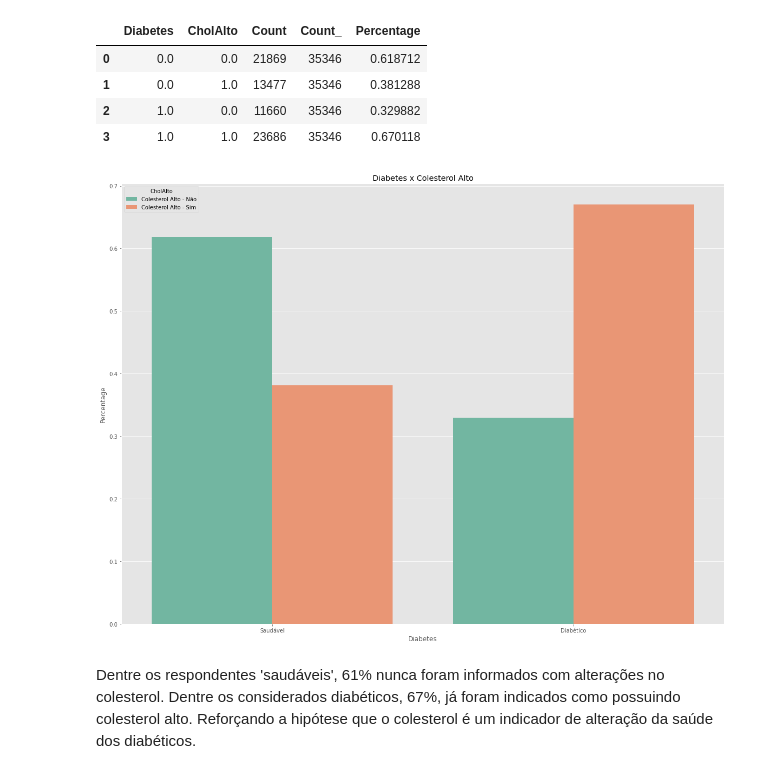
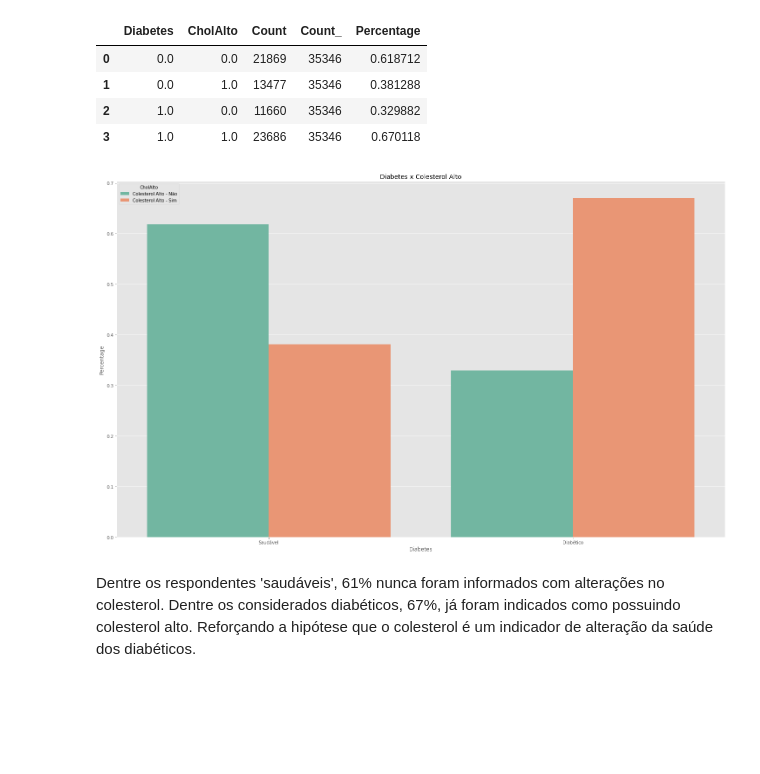
Before and after one commit to allanbraquiel/Stack_Labs_2_Squad_Scikit-Learn, a Jupyter notebook: notebook/StackLabs_DiabetesPrediction_Graphs060422.ipynb, the cells around one changed output. Saved outputs shown, nothing was run; the diff lists cells and outputs as text; code cells hidden in the pictures; blank space fills up the shorter version.

```diff
--- a/notebook/StackLabs_DiabetesPrediction_Graphs060422.ipynb
+++ b/notebook/StackLabs_DiabetesPrediction_Graphs060422.ipynb
@@ -486,12 +486,12 @@ Temp4
 Temp4['Diabetes'] = Temp4['Diabetes'].replace({0.0:'Saudável', 1.0:'Diabético'})
 Temp4['CholAlto'] = Temp4['CholAlto'].replace({0.0:'Colesterol Alto - Não',1.0:'Colesterol Alto - Sim' })
 # %%
-plt.figure(figsize = (20,15))
+plt.figure(figsize = (25,15))
 sns.barplot(x = 'Diabetes', y = 'Percentage', hue = 'CholAlto', data = Temp4, palette = 'Set2')
 plt.title("Diabetes x Colesterol Alto")
 plt.show()
 # %% [output]
-[figure, old version]
+[figure, new version]
 # %% [markdown]
 Dentre os respondentes 'saudáveis', 61% nunca foram informados com alterações no colesterol. Dentre os considerados diabéticos, 67%, já foram indicados como possuindo colesterol alto. Reforçando a hipótese que o colesterol é um indicador de alteração da saúde dos diabéticos.
 # %%
```
Also changed, not shown: parts of 3 cells of this notebook, 1 other file.
